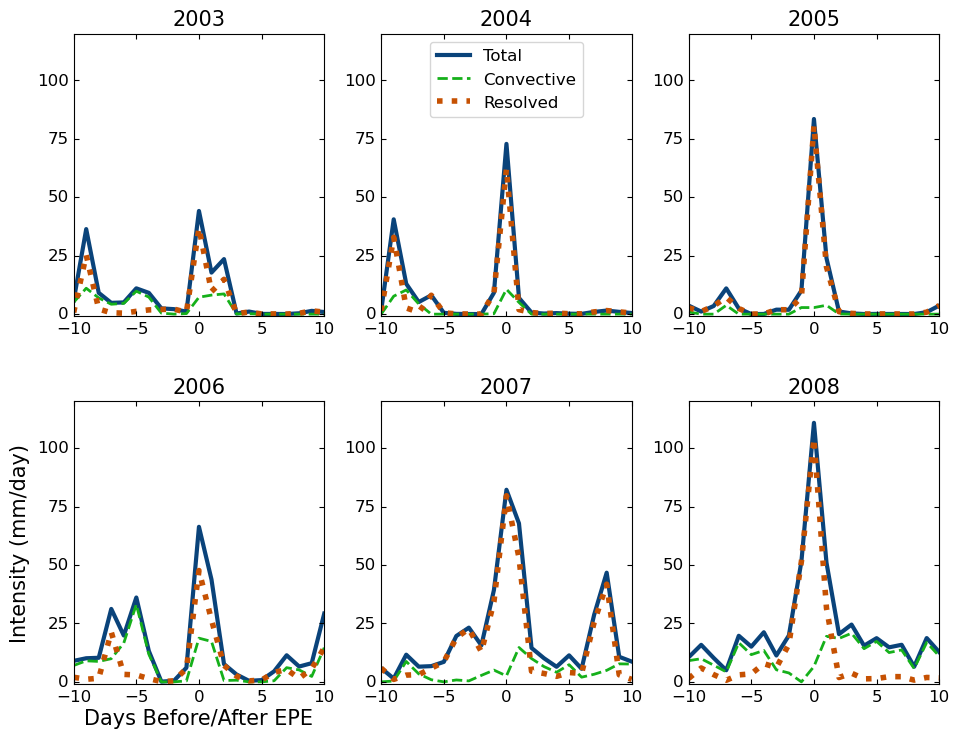
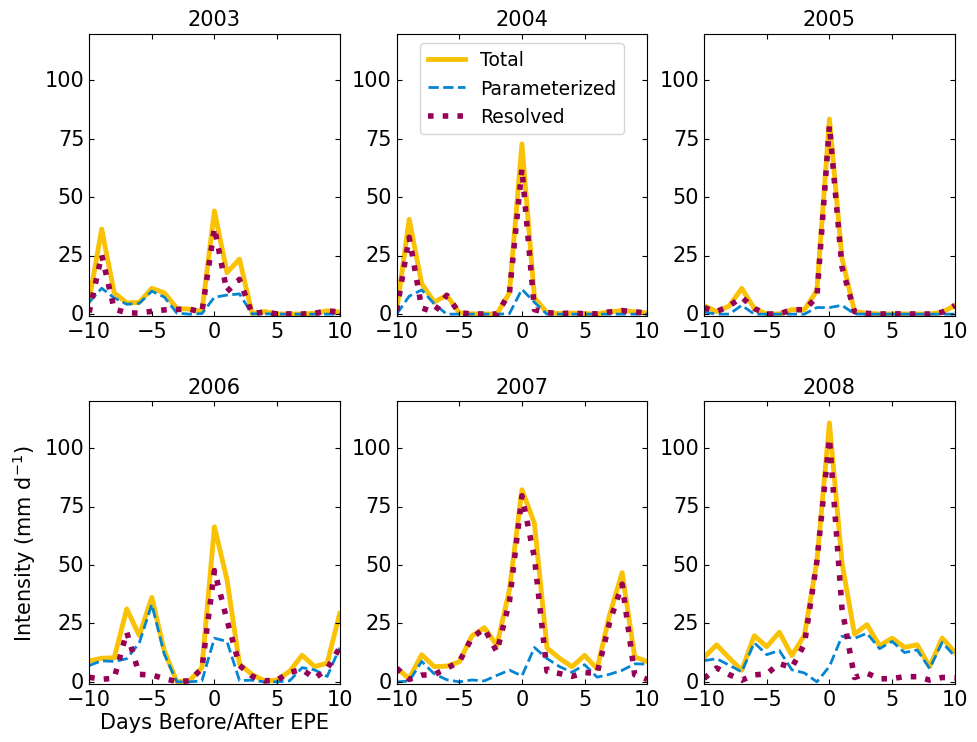
The notebook cell's code change between the first figure and the second:
--- before
+++ after
@@ -20,8 +20,8 @@
         times, 
         pr_in_central_box_in_epe_slice[year_index, :],
-        color = "xkcd:twilight blue",
+        color = "xkcd:goldenrod",
         linestyle = "solid",
         label= "Total",
-        linewidth = 3,
+        linewidth = 3.5,
     )
 
@@ -29,7 +29,7 @@
         times, 
         prc_in_central_box_in_epe_slice[year_index, :],
-        color = "xkcd:green",
+        color = "xkcd:cerulean",
         linestyle = "dashed",
-        label = "Convective",
+        label = "Parameterized",
         linewidth = 2,
     )
@@ -38,5 +38,5 @@
         times, 
         prr_in_central_box_in_epe_slice[year_index, :],
-        color = "xkcd:dark orange",
+        color = "xkcd:dark magenta",
         linestyle = "dotted",
         label = "Resolved",
@@ -45,15 +45,15 @@
 
     plt.ylim(-1, 120)
+    #plt.ylim(-1, 50)
     plt.xlim(-10, 10)
 
     ax.set_title(year, fontsize = TITLE_FONT_SIZE)
-    ax.tick_params(axis='both', labelsize = TITLE_FONT_SIZE)
 
     if row_idx == 1 and col_idx == 0:
        ax.set_xlabel("Days Before/After EPE")
-       ax.set_ylabel("Intensity (mm/day)")
+       ax.set_ylabel(r"Intensity (mm $\mathrm{d}^{-1}$)")
 
     if year == 2004:
-       plt.legend(loc="upper center", fontsize=12, ncols=1)
+       plt.legend(loc="upper center", fontsize=13.5, ncols=1)
 
     if year == 2005:
@@ -64,5 +64,5 @@
 
 # Save output
-outfile_path = "images/" + "pr_localized_time_series_gallery" + ".png"
+outfile_path = "images/" + "pr_localized_time_series_gallery_TROPICAL" + ".png"
 plt.savefig(outfile_path, dpi=600, bbox_inches='tight')
 

Commit: finished figure cleanup for manuscript